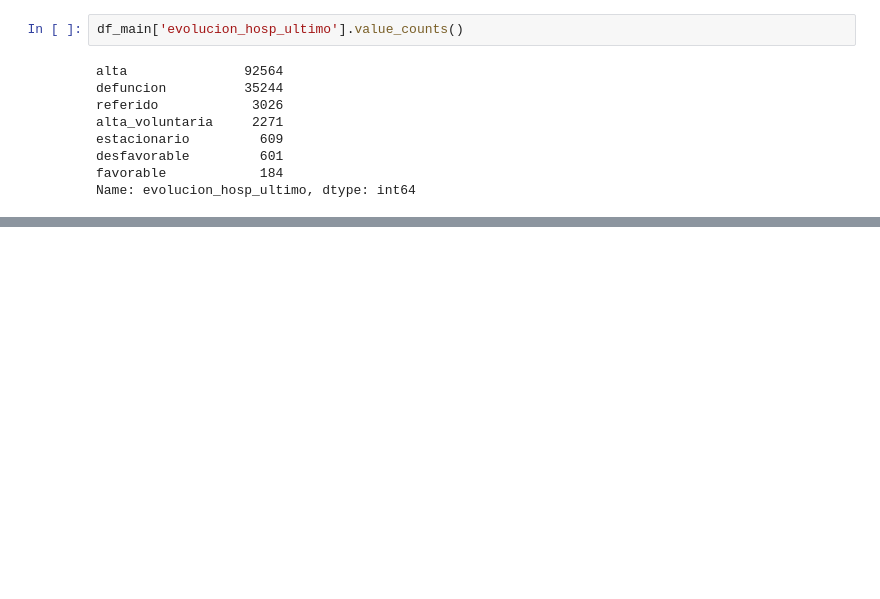
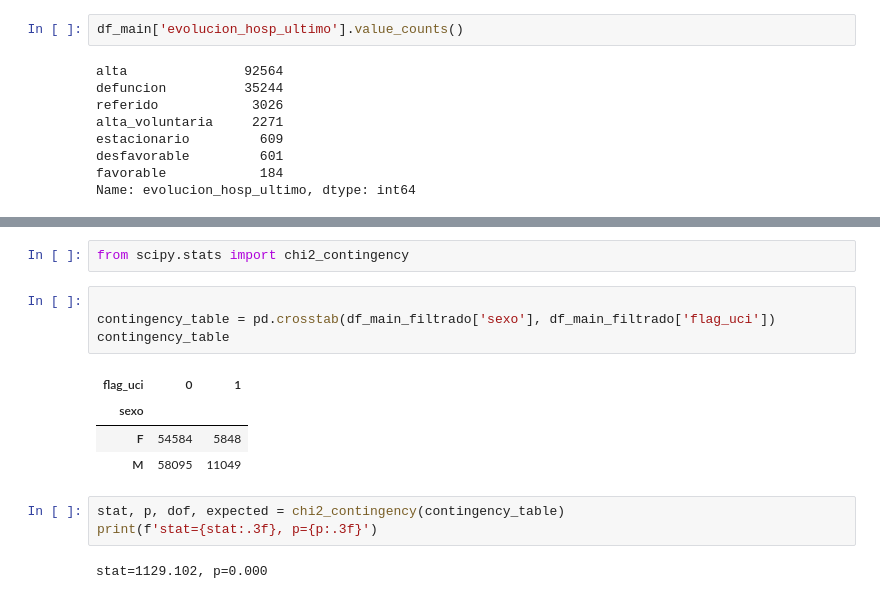
Before and after one commit to Claudio9701/pythonAnalyticsBootcamp, a Jupyter notebook: src/eda.ipynb, the cells around one changed output, grey strips where cells are left out. Drawn from its saved outputs; the diff is of its cells as text; blank space fills up the shorter version.

```diff
--- a/src/eda.ipynb
+++ b/src/eda.ipynb
@@ -507,0 +571,16 @@ Name: evolucion_hosp_ultimo, dtype: int64
+# %%
+from scipy.stats import chi2_contingency
+# %%
+
+contingency_table = pd.crosstab(df_main_filtrado['sexo'], df_main_filtrado['flag_uci'])
+contingency_table
+# %% [output]
+| flag_uci | 0 | 1 |
+| sexo |  |  |
+| F | 54584 | 5848 |
+| M | 58095 | 11049 |
+# %%
+stat, p, dof, expected = chi2_contingency(contingency_table)
+print(f'stat={stat:.3f}, p={p:.3f}')
+# %% [output]
+stat=1129.102, p=0.000
```
Also changed, not shown: parts of 18 cells of this notebook.
